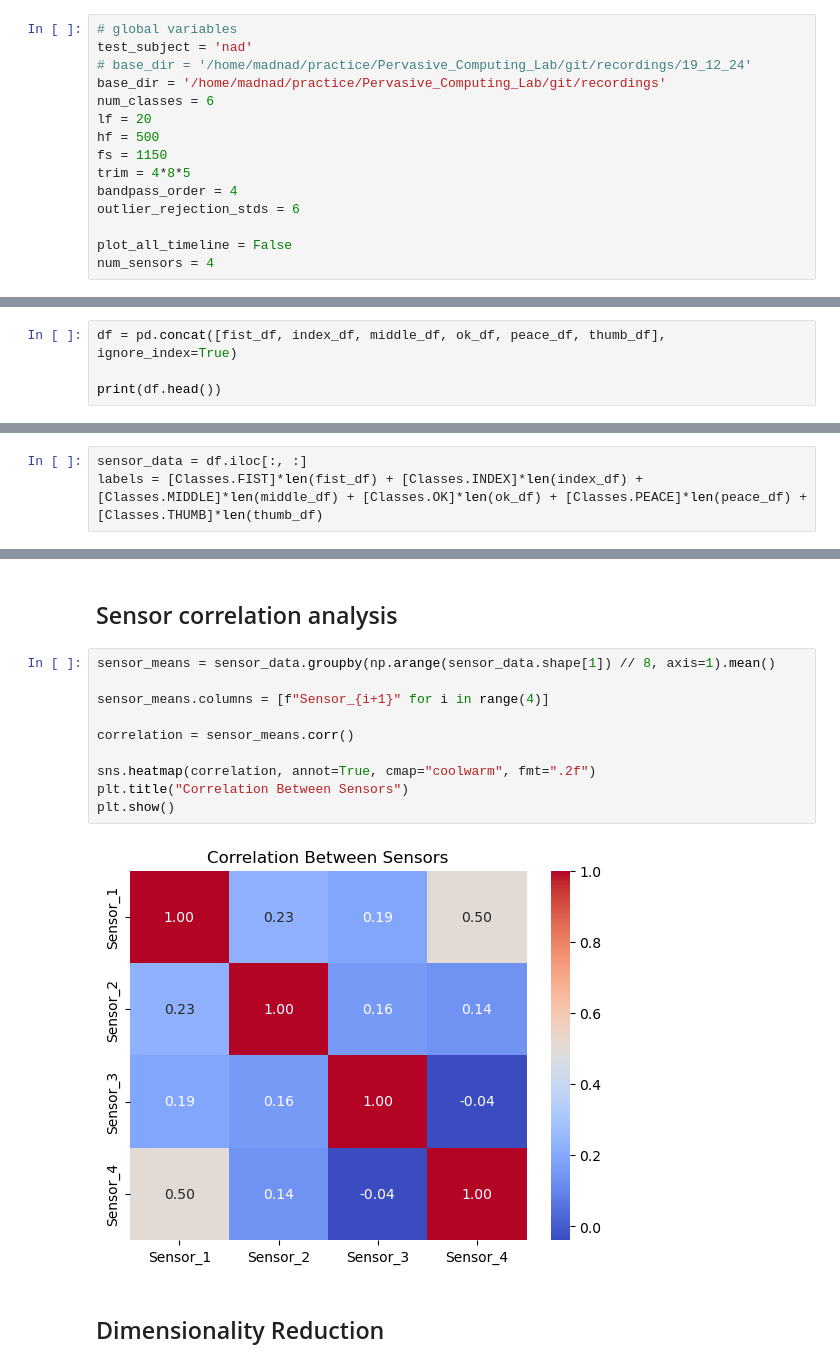
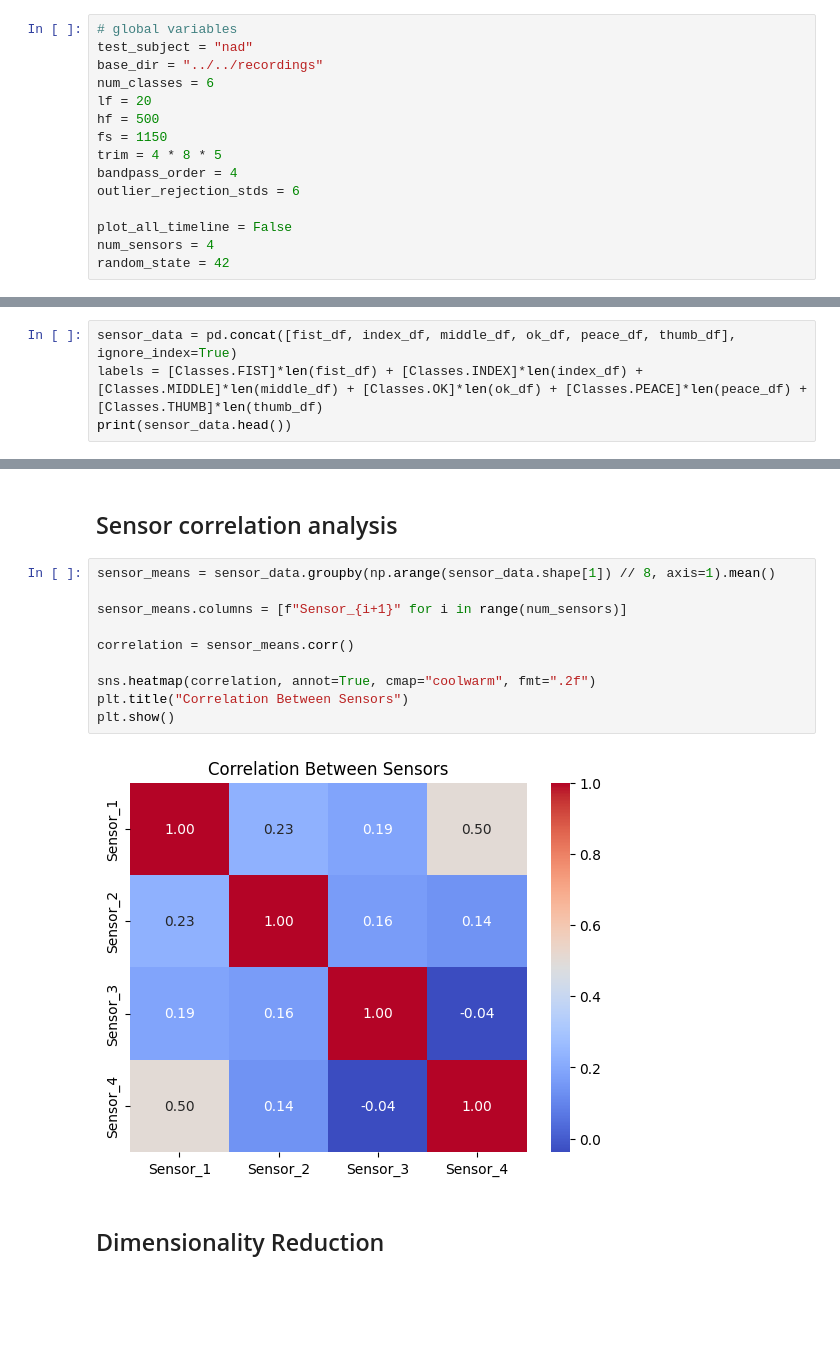
Before and after one commit to Incomprehensible/Real-Time-Gesture-Control-System-for-Precision-Control, a Jupyter notebook: training/scripts/hand-gesture-recognition_pipeline_tuning.ipynb, the cells around one changed output, grey strips where cells are left out. Saved outputs shown, nothing was run; the diff lists cells and outputs as text; blank space fills up the shorter version.

```diff
--- a/training/scripts/hand-gesture-recognition_pipeline_tuning.ipynb
+++ b/training/scripts/hand-gesture-recognition_pipeline_tuning.ipynb
@@ -38,19 +38,19 @@ import libemg
 import gc
 # %%
 # global variables
-test_subject = 'nad'
-# base_dir = '/home/madnad/practice/Pervasive_Computing_Lab/git/recordings/19_12_24'
-base_dir = '/home/madnad/practice/Pervasive_Computing_Lab/git/recordings'
+test_subject = "nad"
+base_dir = "../../recordings"
 num_classes = 6
 lf = 20
 hf = 500
 fs = 1150
-trim = 4*8*5
+trim = 4 * 8 * 5
 bandpass_order = 4
 outlier_rejection_stds = 6
 
 plot_all_timeline = False
 num_sensors = 4
+random_state = 42
 # %%
 class Classes(IntEnum):
     # NEUTRAL = 0,
@@ -158,8 +147,8 @@ ok_df.head()
 # %% [markdown]
 Combine dataframes
 # %%
-df = pd.concat([fist_df, index_df, middle_df, ok_df, peace_df, thumb_df], ignore_index=True)
-
-print(df.head())
+sensor_data = pd.concat([fist_df, index_df, middle_df, ok_df, peace_df, thumb_df], ignore_index=True)
+labels = [Classes.FIST]*len(fist_df) + [Classes.INDEX]*len(index_df) + [Classes.MIDDLE]*len(middle_df) + [Classes.OK]*len(ok_df) + [Classes.PEACE]*len(peace_df) + [Classes.THUMB]*len(thumb_df)
+print(sensor_data.head())
 # %% [output]
       0      1      2      3      4      5      6      7      8      9   ...  \
@@ -178,8 +167,5 @@ print(df.head())
 
 [5 rows x 32 columns]
-# %%
-sensor_data = df.iloc[:, :]
-labels = [Classes.FIST]*len(fist_df) + [Classes.INDEX]*len(index_df) + [Classes.MIDDLE]*len(middle_df) + [Classes.OK]*len(ok_df) + [Classes.PEACE]*len(peace_df) + [Classes.THUMB]*len(thumb_df)
 # %% [markdown]
 ## Preprocessing
 # %%
@@ -499,15 +482,15 @@ plt.show()
 # %%
 sensor_means = sensor_data.groupby(np.arange(sensor_data.shape[1]) // 8, axis=1).mean()
 
-sensor_means.columns = [f"Sensor_{i+1}" for i in range(4)]
+sensor_means.columns = [f"Sensor_{i+1}" for i in range(num_sensors)]
 
 correlation = sensor_means.corr()
 
 sns.heatmap(correlation, annot=True, cmap="coolwarm", fmt=".2f")
 plt.title("Correlation Between Sensors")
 plt.show()
 # %% [output]
-[figure, old version]
+[figure, new version]
 # %% [markdown]
 ## Dimensionality Reduction
 # %%
```
Also changed, not shown: parts of 88 cells of this notebook, 3 other files.
